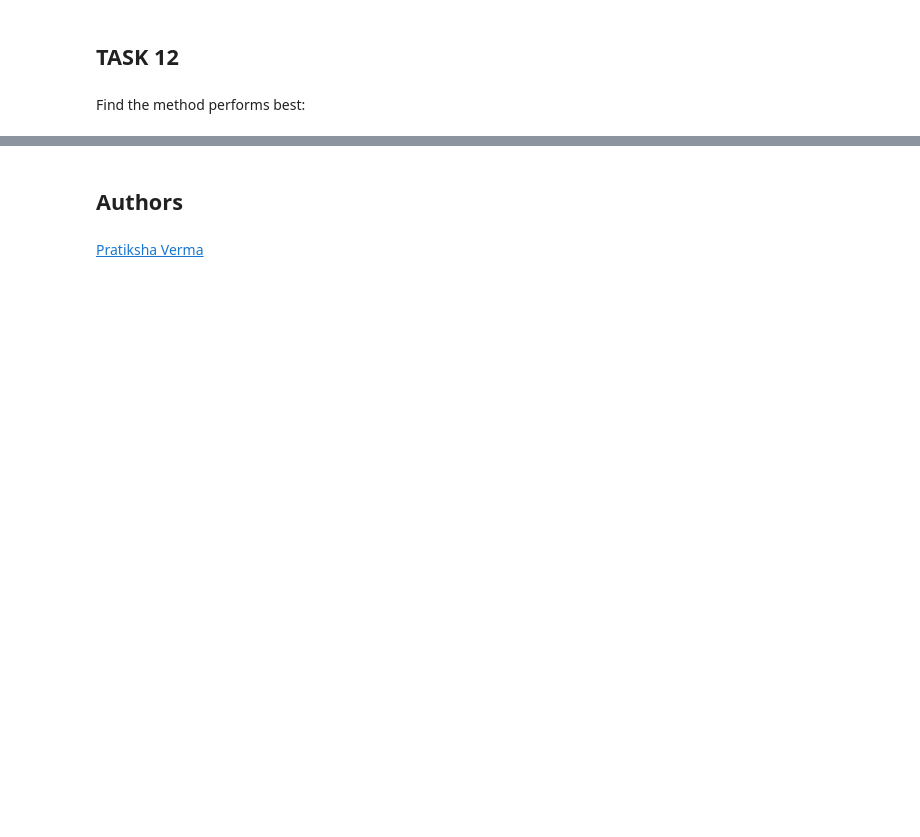
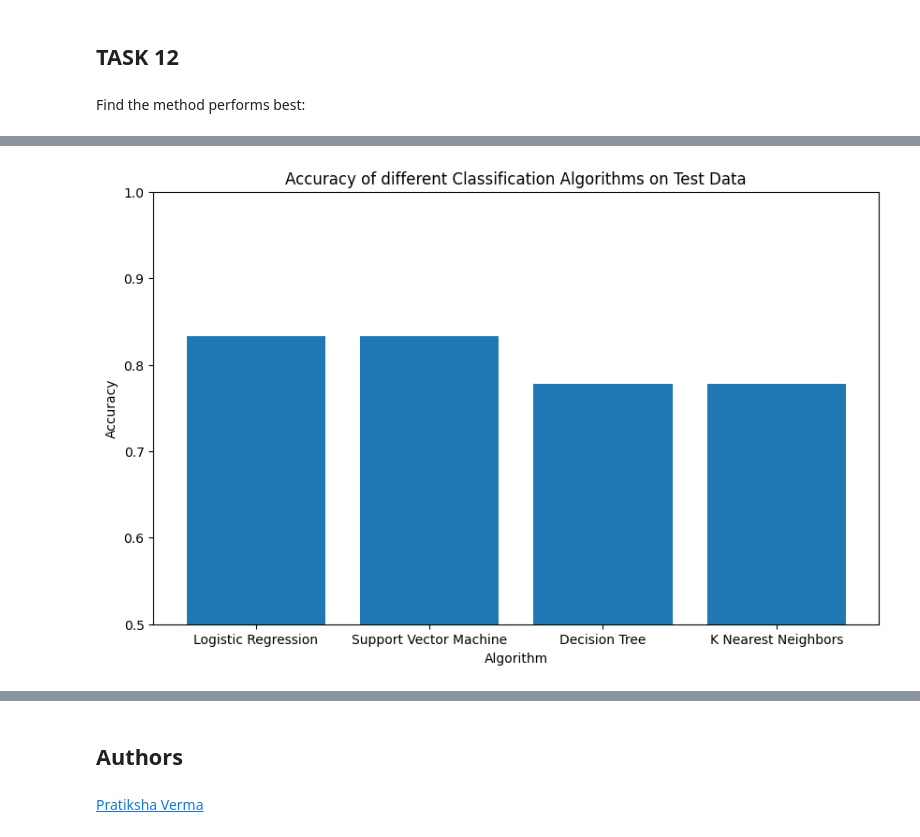
Before and after one commit to salvillas/IBM_DataScience, a Jupyter notebook: SpaceX-Machine-Learning-Prediction-Part-5-v1.ipynb, the cells around one changed output, grey strips where cells are left out. Saved outputs shown, nothing was run; the diff lists cells and outputs as text; code cells hidden in the pictures; blank space fills up the shorter version.

```diff
--- a/SpaceX-Machine-Learning-Prediction-Part-5-v1.ipynb
+++ b/SpaceX-Machine-Learning-Prediction-Part-5-v1.ipynb
@@ -265,7 +268,7 @@ accuracy : 0.8607142857142855
 # %% [markdown]
 Calculate the accuracy on the test data using the method <code>score</code>:
 # %%
-LogReg = logreg_cv.score(X_test, Y_test)
+LogReg_testaccuracy = logreg_cv.score(X_test, Y_test)
 # %% [markdown]
 Lets look at the confusion matrix:
 # %%
@@ -329,7 +333,7 @@ accuracy : 0.8482142857142856
 # %% [markdown]
 Calculate the accuracy on the test data using the method <code>score</code>:
 # %%
-SVM = svm_cv.score(X_test, Y_test)
+SVM_testaccuracy = svm_cv.score(X_test, Y_test)
 # %% [markdown]
 We can plot the confusion matrix
 # %%
@@ -409,7 +412,7 @@ accuracy : 0.875
 # %% [markdown]
 Calculate the accuracy of tree_cv on the test data using the method <code>score</code>:
 # %%
-Tree = tree_cv.score(X_test, Y_test)
+Tree_testaccuracy = tree_cv.score(X_test, Y_test)
 # %% [markdown]
 We can plot the confusion matrix
 # %%
@@ -465,7 +469,7 @@ accuracy : 0.8482142857142858
 # %% [markdown]
 Calculate the accuracy of knn_cv on the test data using the method <code>score</code>:
 # %%
-KNN = KNN_cv.score(X_test, Y_test)
+KNN_testaccuracy = KNN_cv.score(X_test, Y_test)
 # %% [markdown]
 We can plot the confusion matrix
 # %%
@@ -491,0 +496,12 @@ plt.show()
+# %%
+Accuracy = pd.DataFrame(data={'Algorithm': ['Logistic Regression', 'Support Vector Machine', 'Decision Tree', 'K Nearest Neighbors'],
+                              'Accuracy': [LogReg_testaccuracy, SVM_testaccuracy, Tree_testaccuracy, KNN_testaccuracy]})
+plt.figure(figsize=(10,6))
+plt.bar(Accuracy['Algorithm'], Accuracy['Accuracy'])
+plt.xlabel('Algorithm')
+plt.ylabel('Accuracy')
+plt.ylim([0.5, 1])
+plt.title('Accuracy of different Classification Algorithms on Test Data')
+plt.show()
+# %% [output]
+[figure, added]
```
Also changed, not shown: parts of 19 cells of this notebook.
